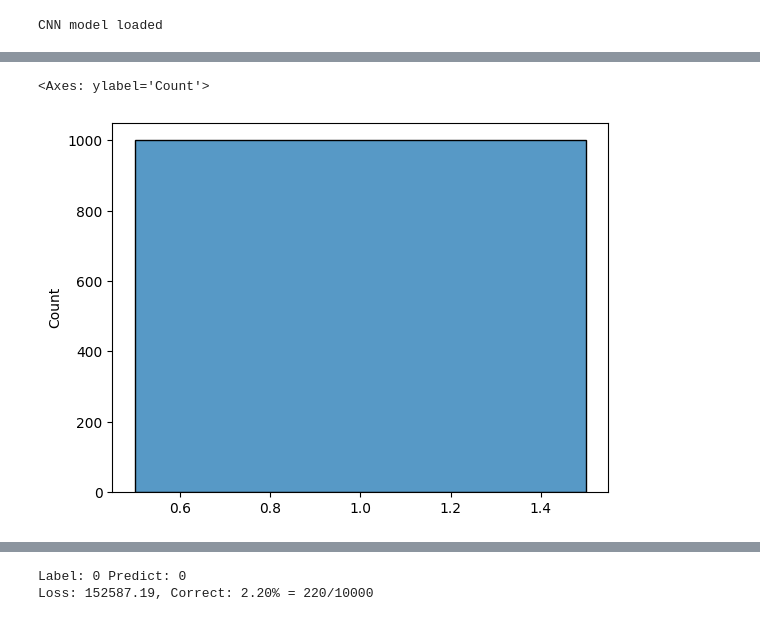
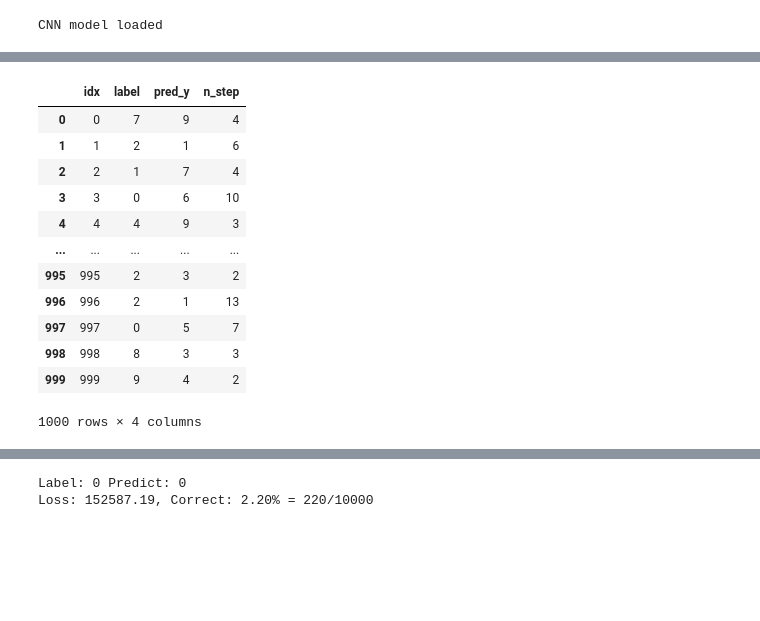
Before and after one commit to cramade/ae_detector, a Jupyter notebook: test.ipynb, the cells around one changed output, grey strips where cells are left out. Saved outputs shown, nothing was run; the diff lists cells and outputs as text; code cells hidden in the pictures; blank space fills up the shorter version.

```diff
--- a/test.ipynb
+++ b/test.ipynb
@@ -179,5 +120,16 @@ for idx in range(0, total):
-# %%
-sns.histplot(data=n_changed)
-# %% [output]
-<Axes: ylabel='Count'>
-[figure, removed]
+# %%
+df
+# %% [output]
+|  | idx | label | pred_y | n_step |
+| 0 | 0 | 7 | 9 | 4 |
+| 1 | 1 | 2 | 1 | 6 |
+| 2 | 2 | 1 | 7 | 4 |
+| 3 | 3 | 0 | 6 | 10 |
+| 4 | 4 | 4 | 9 | 3 |
+| ... | ... | ... | ... | ... |
+| 995 | 995 | 2 | 3 | 2 |
+| 996 | 996 | 2 | 1 | 13 |
+| 997 | 997 | 0 | 5 | 7 |
+| 998 | 998 | 8 | 3 | 3 |
+| 999 | 999 | 9 | 4 | 2 |
+1000 rows × 4 columns
```
Also changed, not shown: parts of 9 cells of this notebook, 3 other files.
